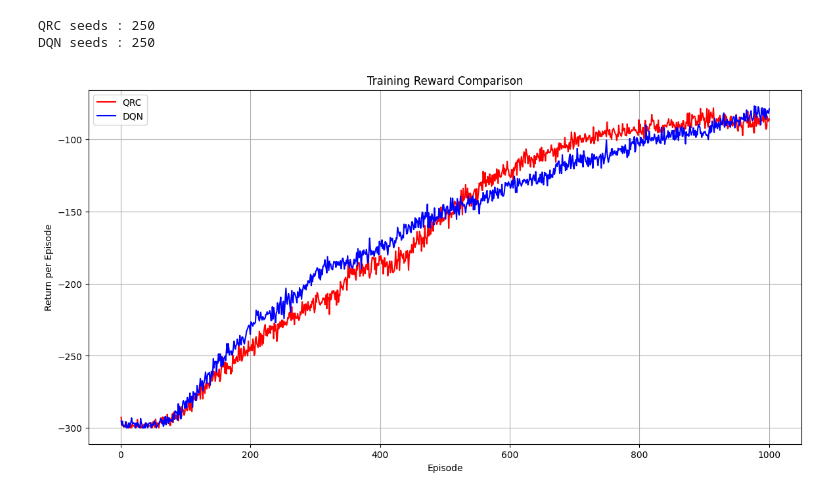
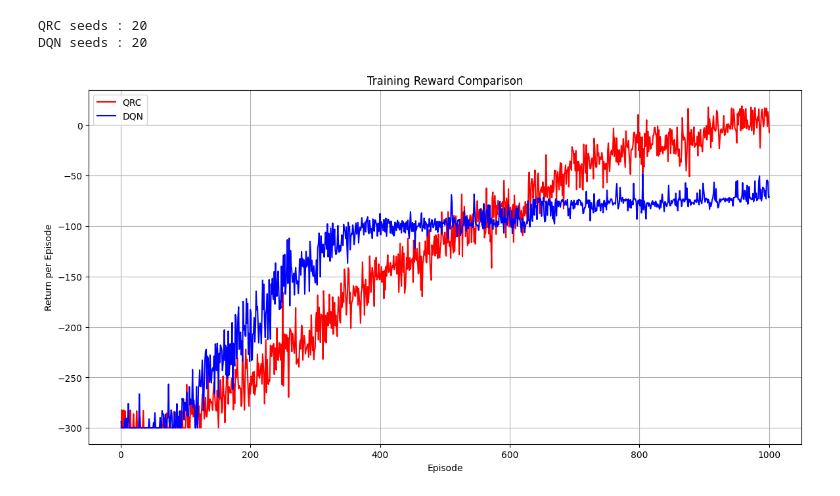
Before and after one commit to LukasOttenhof/DQN-vs-QRC, a Jupyter notebook: Analysis/QRC_analysis.ipynb, the cells around one changed output. Cells and saved outputs as stored; diff of their text form; code cells hidden in the pictures.

```diff
--- a/Analysis/QRC_analysis.ipynb
+++ b/Analysis/QRC_analysis.ipynb
@@ -99,12 +97,12 @@ def plot_graph(qrc_file=None, dqn_file=None, qrc_name="QRC", dqn_name="DQN", gra
 # %%
 # plot_qrc_rewards(pt_file="../data/qrc_reward_seeds.pt", name="QRC Default")
 # plot_qrc_rewards(pt_file="../data/dqn_reward_seeds.pt", name="DQN Default")
 
 plot_graph(
-    qrc_file="../data/qrc_reward_seeds.pt",
-    dqn_file="../data/dqn_reward_seeds.pt",
+    qrc_file="../data/qrc_reward_seeds_hps.pt",
+    dqn_file="../data/dqn_reward_seeds_hps.pt",
 )
 # %% [output]
-QRC seeds : 250
-DQN seeds : 250
+QRC seeds : 20
+DQN seeds : 20
-[figure, old version]
+[figure, new version]
```
Also changed, not shown: parts of 8 cells of this notebook, 40 other files.
